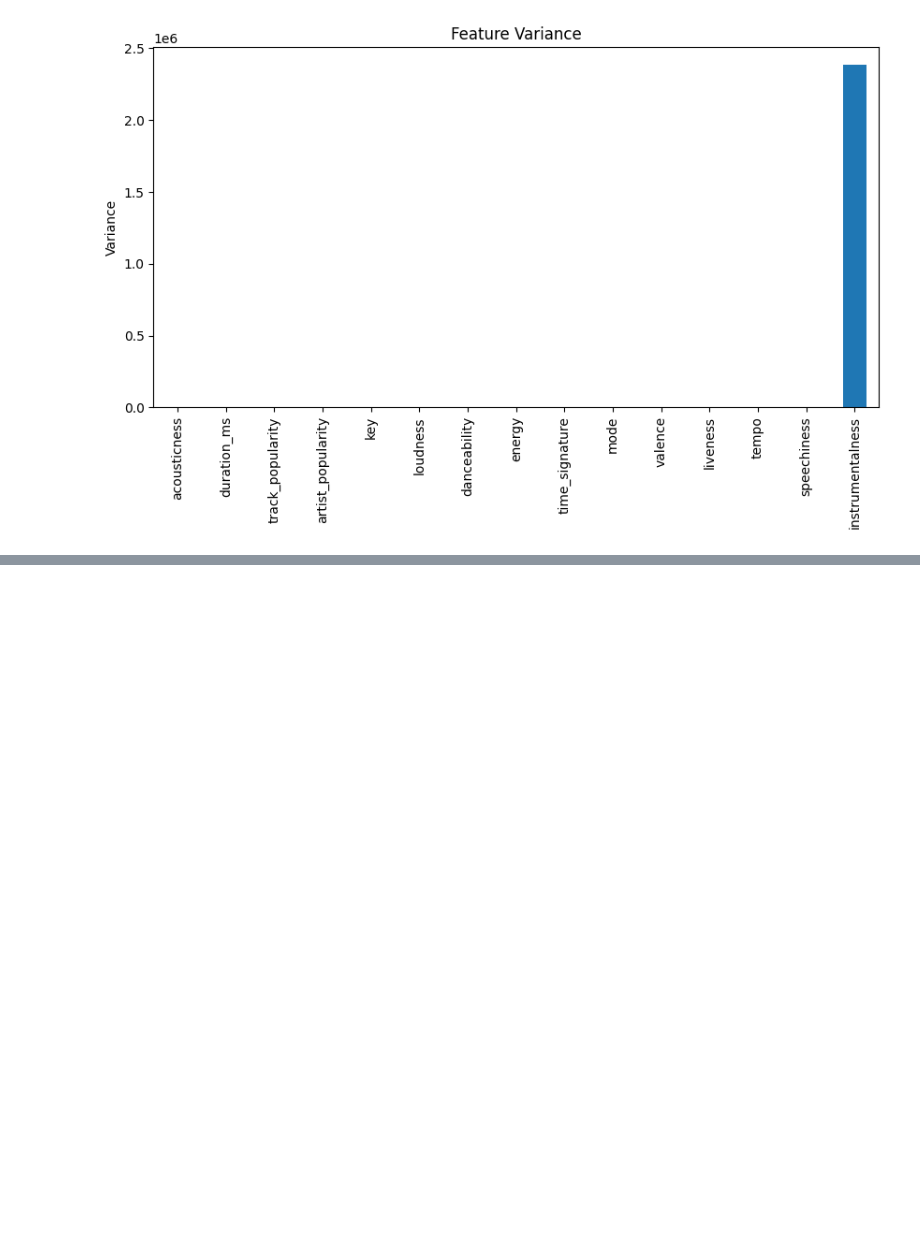
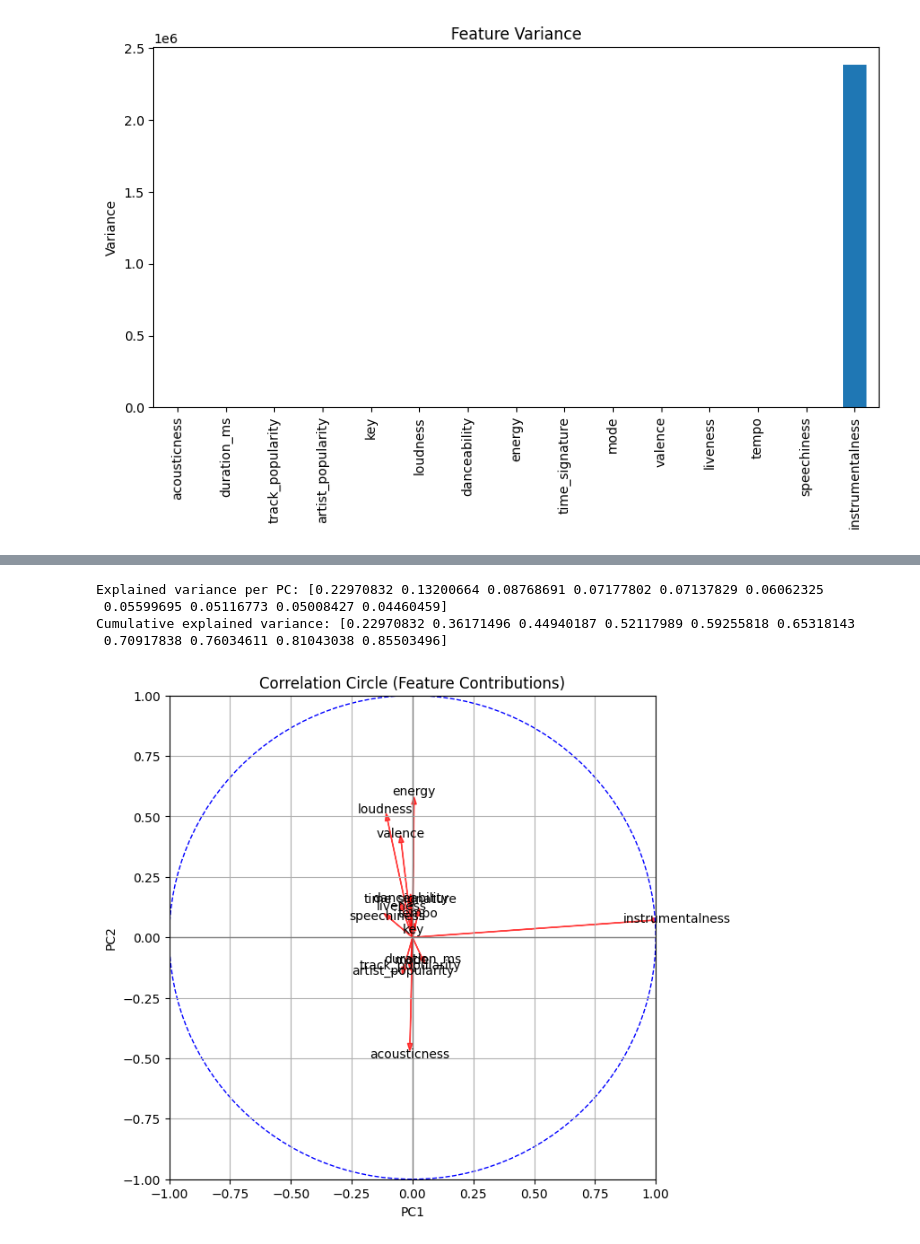
Before and after one commit to fxcollot/SpotifyUnsupervised, a Jupyter notebook: spotify_taib.ipynb, the cells around one changed output, grey strips where cells are left out. Saved outputs shown, nothing was run; the diff lists cells and outputs as text; code cells hidden in the pictures; blank space fills up the shorter version.

Commit message:
more attempts, 'instru' clipped at 90%,categorical features removed

```diff
--- a/spotify_taib.ipynb
+++ b/spotify_taib.ipynb
@@ -563,0 +566,2 @@ dtype: float64
+# %%
+X_scaled_df['instrumentalness'] = np.log1p(X_scaled_df['instrumentalness'])
@@ -563,0 +596,40 @@ dtype: float64
+# %%
+n_components_to_check = 10
+pca = PCA(n_components=n_components_to_check, random_state=42)
+X_pca = pca.fit_transform(X_scaled_df)
+# %%
+explained_var = pca.explained_variance_ratio_
+cumulative_var = np.cumsum(explained_var)
+
+print("Explained variance per PC:", explained_var)
+print("Cumulative explained variance:", cumulative_var)
+# %% [output]
+Explained variance per PC: [0.22970832 0.13200664 0.08768691 0.07177802 0.07137829 0.06062325
+ 0.05599695 0.05116773 0.05008427 0.04460459]
+Cumulative explained variance: [0.22970832 0.36171496 0.44940187 0.52117989 0.59255818 0.65318143
+ 0.70917838 0.76034611 0.81043038 0.85503496]
+# %%
+loadings = pca.components_.T
+features = X_scaled_df.columns
+
+plt.figure(figsize=(7,7))
+plt.axhline(0, color='grey', lw=1)
+plt.axvline(0, color='grey', lw=1)
+
+for i, feature in enumerate(features):
+    plt.arrow(0, 0, loadings[i,0], loadings[i,1], color='r', alpha=0.7, head_width=0.02)
+    plt.text(loadings[i,0]*1.1, loadings[i,1]*1.1, feature, color='black', ha='center', va='center')
+
+# Draw unit circle
+circle = plt.Circle((0,0), 1, color='b', fill=False, linestyle='--')
+plt.gca().add_artist(circle)
+
+plt.xlim(-1,1)
+plt.ylim(-1,1)
+plt.xlabel('PC1')
+plt.ylabel('PC2')
+plt.title('Correlation Circle (Feature Contributions)')
+plt.grid()
+plt.show()
+# %% [output]
+[figure, added]
```
Also changed, not shown: parts of 49 cells of this notebook.
